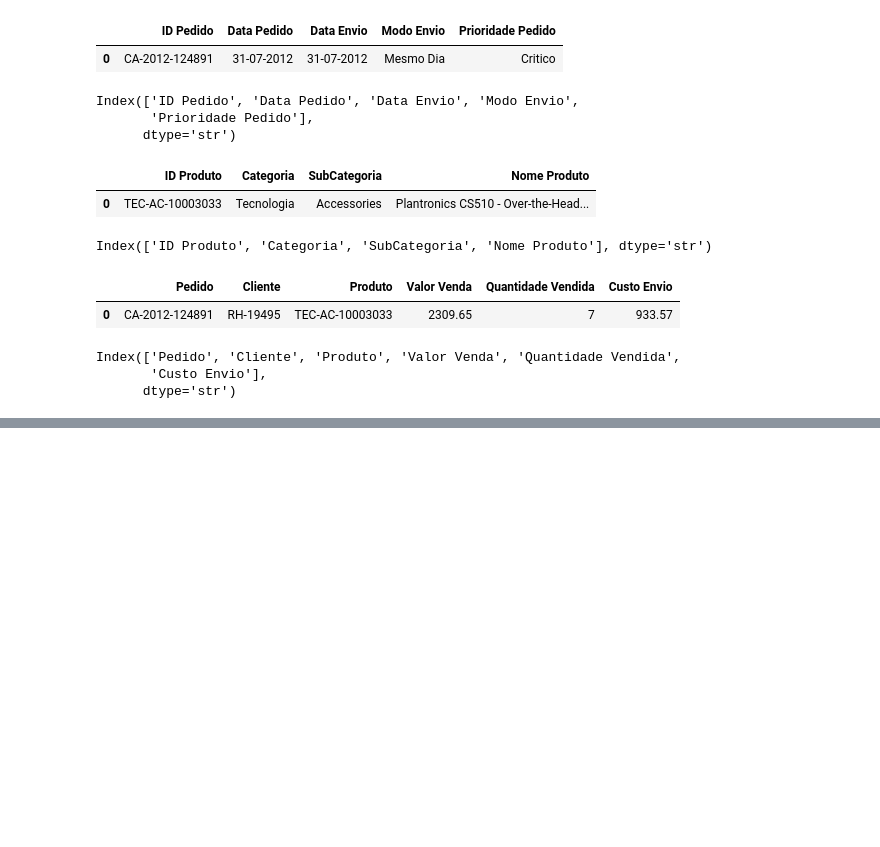
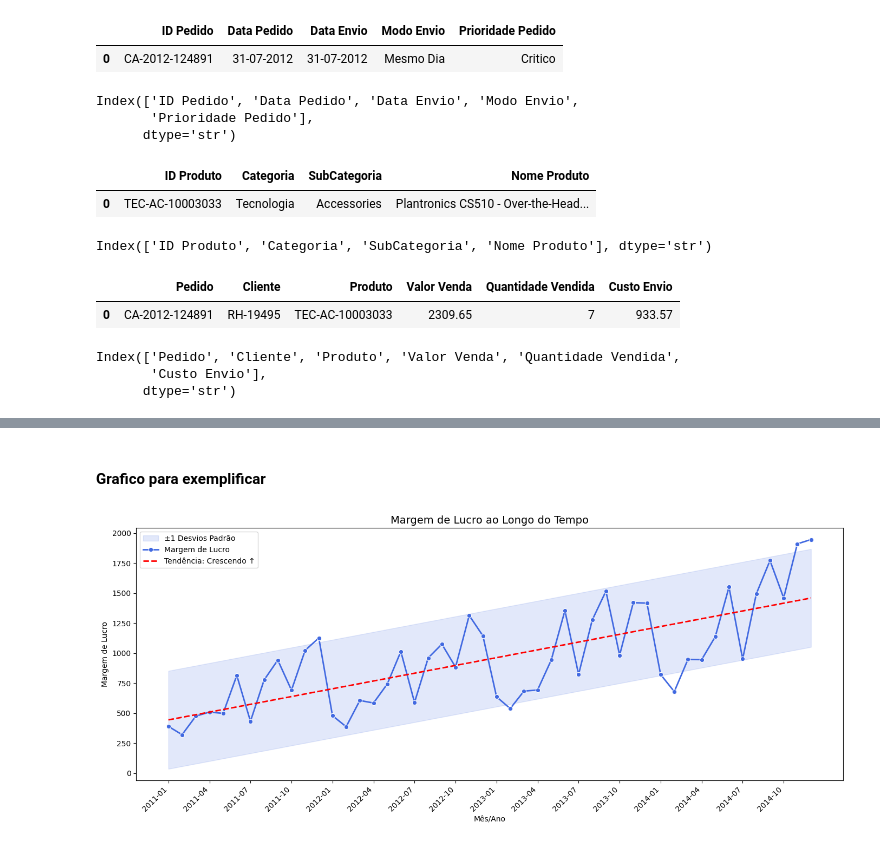
Before and after one commit to LuizPauloAlves/Estudo-Powe-BI-e-Looker, a Jupyter notebook: Cap03/Cap_03_perguntas_de_negocio.ipynb, the cells around one changed output, grey strips where cells are left out. Drawn from its saved outputs; the diff is of its cells as text; code cells hidden in the pictures; blank space fills up the shorter version.

```diff
--- a/Cap03/Cap_03_perguntas_de_negocio.ipynb
+++ b/Cap03/Cap_03_perguntas_de_negocio.ipynb
@@ -67,0 +251,19 @@ Index(['Pedido', 'Cliente', 'Produto', 'Valor Venda', 'Quantidade Vendida',
+# %% [markdown]
+#### Grafico para exemplificar
+# %%
+df = valor_margem_de_lucro_pelo_tempo.copy()
+df['Data Pedido'] = df['Data Pedido'].astype(str)
+df = df.sort_values('Data Pedido').reset_index(drop=True)
+# %%
+x_num = np.arange(len(df))
+y = df['Margem Lucro'].values
+# %%
+# Regressão linear
+x_const = sm.add_constant(x_num)
+modelo = sm.OLS(y, x_const).fit()
+linha_regressao = modelo.predict(x_const)
+# %%
+# Desvio padrão e bandas
+std = np.std(y)
+banda_superior = linha_regressao + 1 * std
+banda_inferior = linha_regressao - 1 * std
@@ -67,0 +274,28 @@ Index(['Pedido', 'Cliente', 'Produto', 'Valor Venda', 'Quantidade Vendida',
+# %%
+# Gráfico
+fig, ax = plt.subplots(figsize=(14, 6))
+# Banda ±2 desvios padrão
+ax.fill_between(x_num, banda_inferior, banda_superior,
+                alpha=0.15, color='royalblue', label='±1 Desvios Padrão')
+# Linha principal com pontos
+sns.lineplot(x=x_num, y=y, ax=ax,
+             color='royalblue', linewidth=2,
+             marker='o', label='Margem de Lucro')
+# Linha de regressão
+ax.plot(x_num, linha_regressao,
+        color='red', linewidth=2,
+        linestyle='--', label=f'Tendência: {tendencia}')
+# Labels do eixo X a cada 3 meses
+ax.set_xticks(x_num[::3])
+ax.set_xticklabels(df['Data Pedido'][::3], rotation=45, ha='right')
+
+# Títulos e legenda
+ax.set_title('Margem de Lucro ao Longo do Tempo', fontsize=14)
+ax.set_xlabel('Mês/Ano')
+ax.set_ylabel('Margem de Lucro')
+ax.legend()
+
+plt.tight_layout()
+plt.show()
+# %% [output]
+[figure, added]
```
Also changed, not shown: parts of 38 cells of this notebook, 2 other files.
